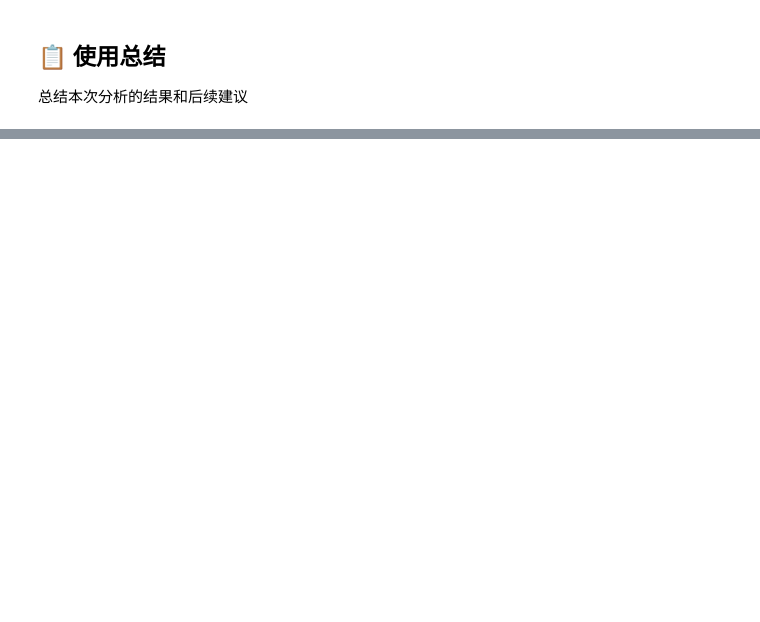
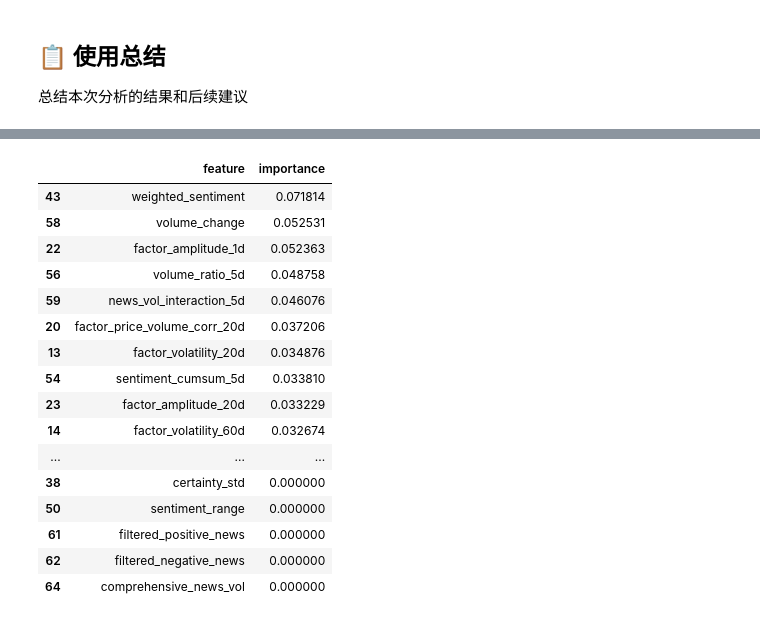
Before and after one commit to Ultraaaman/myQ, a Jupyter notebook: factor_analysis_notebook.ipynb, the cells around one changed output, grey strips where cells are left out. Drawn from its saved outputs; the diff is of its cells as text; code cells hidden in the pictures; blank space fills up the shorter version.

```diff
--- a/factor_analysis_notebook.ipynb
+++ b/factor_analysis_notebook.ipynb
@@ -655,7 +662,7 @@ if factor_results is not None:
                 'direct_impact_score': ['mean', 'std'],
                 'indirect_impact_score': ['mean', 'std'],
                 'certainty': ['mean', 'std', 'min', 'max'],
-                'sentiment': lambda x: x.mode()[0] if not x.empty else 'neutral'
+                # 'sentiment': lambda x: x.mode()[0] if not x.empty else 'neutral'
             }).round(4)
 
             # 扁平化列名
@@ -888,0 +1287,21 @@ future_return_columns
+# %%
+pd.set_option("display.max_rows", 200)
+predictor.feature_importance['future_return_1d']
+# %% [output]
+|  | feature | importance |
+| 43 | weighted_sentiment | 0.071814 |
+| 58 | volume_change | 0.052531 |
+| 22 | factor_amplitude_1d | 0.052363 |
+| 56 | volume_ratio_5d | 0.048758 |
+| 59 | news_vol_interaction_5d | 0.046076 |
+| 20 | factor_price_volume_corr_20d | 0.037206 |
+| 13 | factor_volatility_20d | 0.034876 |
+| 54 | sentiment_cumsum_5d | 0.033810 |
+| 23 | factor_amplitude_20d | 0.033229 |
+| 14 | factor_volatility_60d | 0.032674 |
+| ... | ... | ... |
+| 38 | certainty_std | 0.000000 |
+| 50 | sentiment_range | 0.000000 |
+| 61 | filtered_positive_news | 0.000000 |
+| 62 | filtered_negative_news | 0.000000 |
+| 64 | comprehensive_news_vol | 0.000000 |
```
Also changed, not shown: parts of 7 cells of this notebook, 13 other files.
